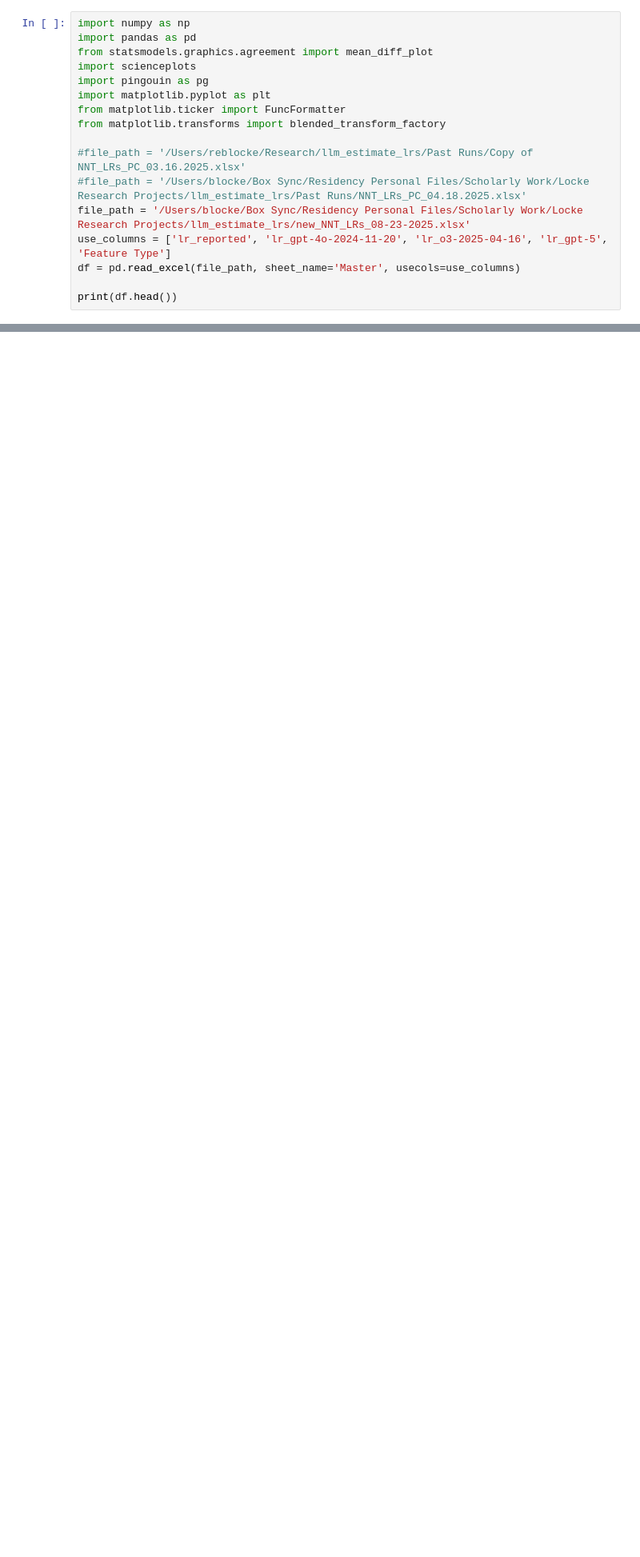
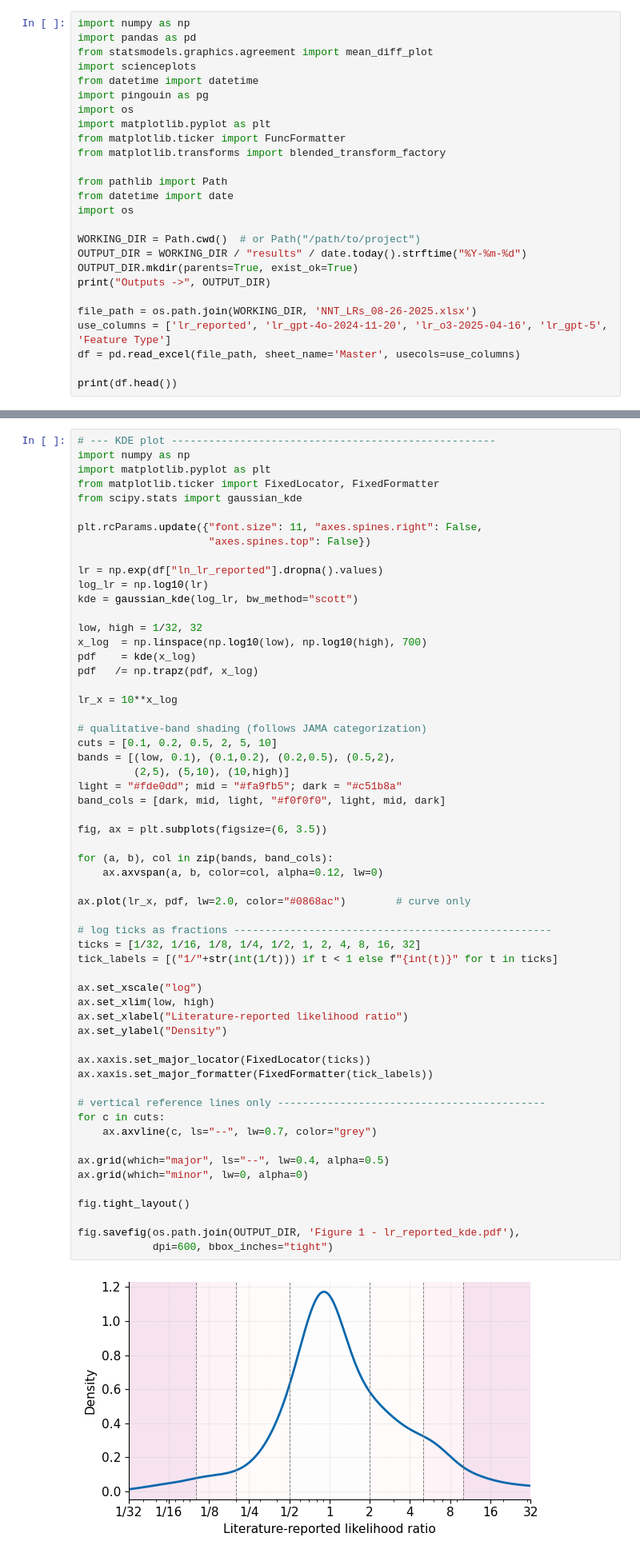
Before and after one commit to reblocke/llm_estimate_lrs, a Jupyter notebook: data_analysis.ipynb, the cells around one changed output, grey strips where cells are left out. Shown at 80% size. Cells and saved outputs as stored; diff of their text form; blank space fills up the shorter version.

```diff
--- a/data_analysis.ipynb
+++ b/data_analysis.ipynb
@@ -7,14 +11,23 @@ import numpy as np
 import pandas as pd
 from statsmodels.graphics.agreement import mean_diff_plot
 import scienceplots
+from datetime import datetime
 import pingouin as pg
+import os
 import matplotlib.pyplot as plt
 from matplotlib.ticker import FuncFormatter
 from matplotlib.transforms import blended_transform_factory
 
-#file_path = '/Users/reblocke/Research/llm_estimate_lrs/Past Runs/Copy of NNT_LRs_PC_03.16.2025.xlsx'
-#file_path = '/Users/blocke/Box Sync/Residency Personal Files/Scholarly Work/Locke Research Projects/llm_estimate_lrs/Past Runs/NNT_LRs_PC_04.18.2025.xlsx'
-file_path = '/Users/blocke/Box Sync/Residency Personal Files/Scholarly Work/Locke Research Projects/llm_estimate_lrs/new_NNT_LRs_08-23-2025.xlsx'
+from pathlib import Path
+from datetime import date
+import os
+
+WORKING_DIR = Path.cwd()  # or Path("/path/to/project")
+OUTPUT_DIR = WORKING_DIR / "results" / date.today().strftime("%Y-%m-%d")
+OUTPUT_DIR.mkdir(parents=True, exist_ok=True)
+print("Outputs ->", OUTPUT_DIR)
+
+file_path = os.path.join(WORKING_DIR, 'NNT_LRs_08-26-2025.xlsx')
 use_columns = ['lr_reported', 'lr_gpt-4o-2024-11-20', 'lr_o3-2025-04-16', 'lr_gpt-5', 'Feature Type']
 df = pd.read_excel(file_path, sheet_name='Master', usecols=use_columns)
 
@@ -1459,0 +211,60 @@ KeyError: 'outcome'
+# %%
+# --- KDE plot ----------------------------------------------------
+import numpy as np
+import matplotlib.pyplot as plt
+from matplotlib.ticker import FixedLocator, FixedFormatter
+from scipy.stats import gaussian_kde
+
+plt.rcParams.update({"font.size": 11, "axes.spines.right": False,
+                     "axes.spines.top": False})
+
+lr = np.exp(df["ln_lr_reported"].dropna().values)
+log_lr = np.log10(lr)
+kde = gaussian_kde(log_lr, bw_method="scott")
+
+low, high = 1/32, 32
+x_log  = np.linspace(np.log10(low), np.log10(high), 700)
+pdf    = kde(x_log)
+pdf   /= np.trapz(pdf, x_log)
+
+lr_x = 10**x_log
+
+# qualitative‑band shading (follows JAMA categorization)
+cuts = [0.1, 0.2, 0.5, 2, 5, 10]
+bands = [(low, 0.1), (0.1,0.2), (0.2,0.5), (0.5,2),
+         (2,5), (5,10), (10,high)]
+light = "#fde0dd"; mid = "#fa9fb5"; dark = "#c51b8a"
+band_cols = [dark, mid, light, "#f0f0f0", light, mid, dark]
+
+fig, ax = plt.subplots(figsize=(6, 3.5))
+
+for (a, b), col in zip(bands, band_cols):
+    ax.axvspan(a, b, color=col, alpha=0.12, lw=0)
+
+ax.plot(lr_x, pdf, lw=2.0, color="#0868ac")        # curve only
+
+# log ticks as fractions ---------------------------------------------------
+ticks = [1/32, 1/16, 1/8, 1/4, 1/2, 1, 2, 4, 8, 16, 32]
+tick_labels = [("1/"+str(int(1/t))) if t < 1 else f"{int(t)}" for t in ticks]
+
+ax.set_xscale("log")
+ax.set_xlim(low, high)
+ax.set_xlabel("Literature-reported likelihood ratio")
+ax.set_ylabel("Density")
+
+ax.xaxis.set_major_locator(FixedLocator(ticks))
+ax.xaxis.set_major_formatter(FixedFormatter(tick_labels))
+
+# vertical reference lines only -------------------------------------------
+for c in cuts:
+    ax.axvline(c, ls="--", lw=0.7, color="grey")
+
+ax.grid(which="major", ls="--", lw=0.4, alpha=0.5)
+ax.grid(which="minor", lw=0, alpha=0)
+
+fig.tight_layout()
+
+fig.savefig(os.path.join(OUTPUT_DIR, 'Figure 1 - lr_reported_kde.pdf'),
+            dpi=600, bbox_inches="tight")
+# %% [output]
+[figure, added]
```
Also changed, not shown: parts of 57 cells of this notebook, 49 other files.
